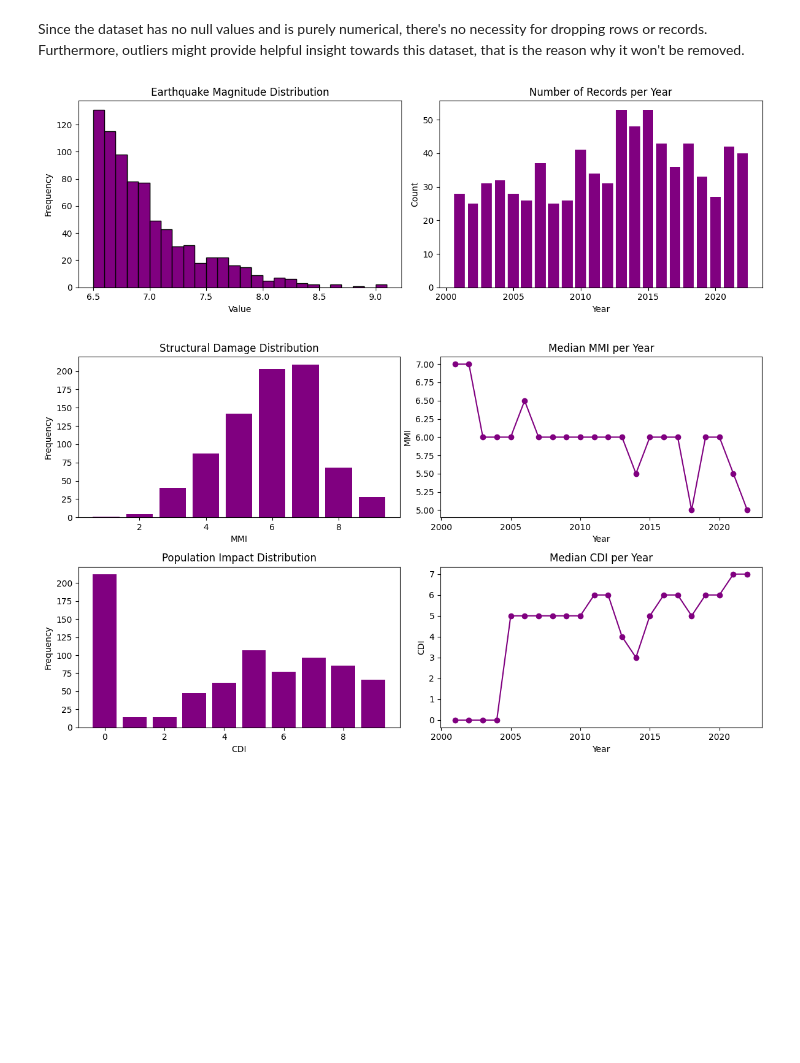
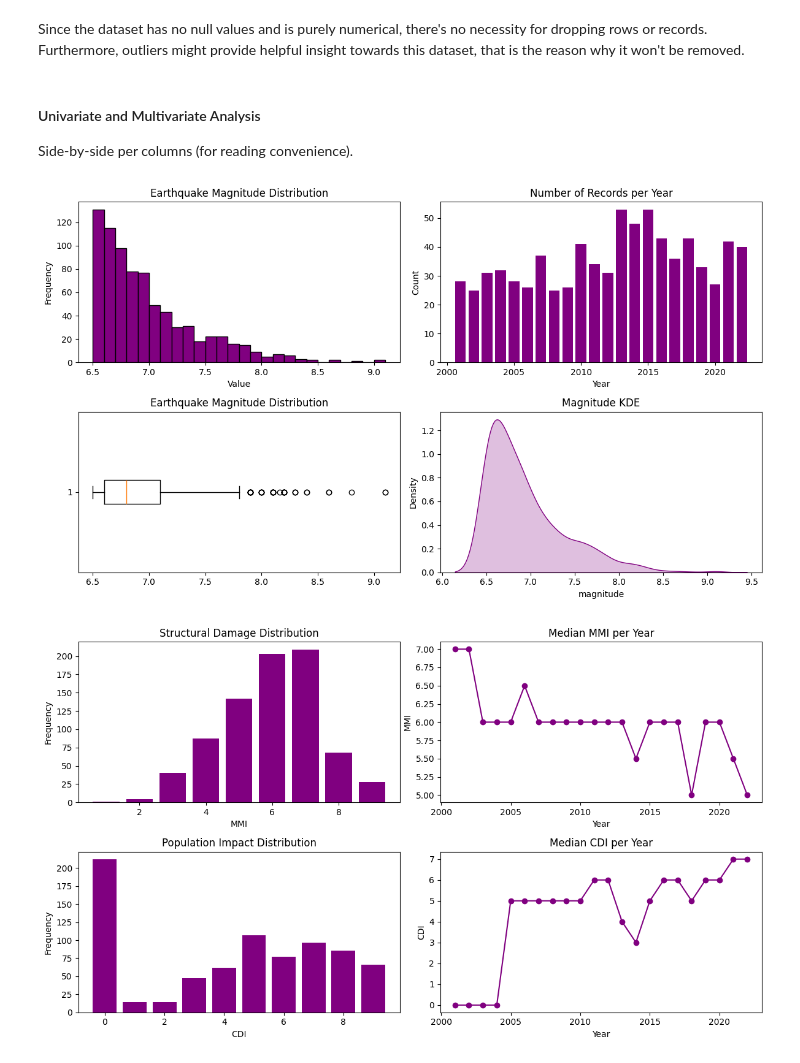
Before and after one commit to its-very-berry-dark/mini-data-science-labs, a Jupyter notebook: 00_EDA_on_datasets/A_earthquake_tsunami_risk_assessment/project_draft.ipynb, the cells around one changed output. Cells and saved outputs as stored; diff of their text form; code cells hidden in the pictures; blank space fills up the shorter version.

Commit message:
Added more charts for magnitude column

```diff
--- a/00_EDA_on_datasets/A_earthquake_tsunami_risk_assessment/project_draft.ipynb
+++ b/00_EDA_on_datasets/A_earthquake_tsunami_risk_assessment/project_draft.ipynb
@@ -160,26 +170,37 @@ memory usage: 74.3 KB
 ### Exploratory Data Analysis
 # %% [markdown]
 Since the dataset has no null values and is purely numerical, there's no necessity for dropping rows or records. Furthermore, outliers might provide helpful insight towards this dataset, that is the reason why it won't be removed.
+# %% [markdown]
+#### Univariate and Multivariate Analysis
+Side-by-side per columns (for reading convenience).
 # %%
-fig, axes = plt.subplots(1, 2, figsize=(12,4))
+fig, axes = plt.subplots(2, 2, figsize=(12,7))
 
 # Hist plot
-axes[0].hist(df['magnitude'], bins=26, color='purple', edgecolor='black')
-axes[0].set_title('Earthquake Magnitude Distribution')
-axes[0].set_xlabel("Value")
-axes[0].set_ylabel("Frequency")
+axes[0, 0].hist(df['magnitude'], bins=26, color='purple', edgecolor='black')
+axes[0, 0].set_title('Earthquake Magnitude Distribution')
+axes[0, 0].set_xlabel("Value")
+axes[0, 0].set_ylabel("Frequency")
 
 # Bar plot
 year_counts = df['Year'].value_counts().sort_index()
-axes[1].bar(year_counts.index, year_counts.values, color='purple')
-axes[1].set_title("Number of Records per Year")
-axes[1].set_xlabel("Year")
-axes[1].set_ylabel("Count")
+axes[0, 1].bar(year_counts.index, year_counts.values, color='purple')
+axes[0, 1].set_title("Number of Records per Year")
+axes[0, 1].set_xlabel("Year")
+axes[0, 1].set_ylabel("Count")
+
+## Box plot
+axes[1, 0].boxplot(df['magnitude'], vert=False)
+axes[1, 0].set_title('Earthquake Magnitude Distribution')
+
+## KDE plot
+sns.kdeplot(df["magnitude"], fill=True, ax=axes[1, 1], color='purple')
+axes[1, 1].set_title("Magnitude KDE")
 
 plt.tight_layout()
 plt.show()
 # %% [output]
-[figure, old version]
+[figure, new version]
 # %%
 fig, axes = plt.subplots(2, 2, figsize=(12,7))
 
```
Also changed, not shown: parts of 4 cells of this notebook.
